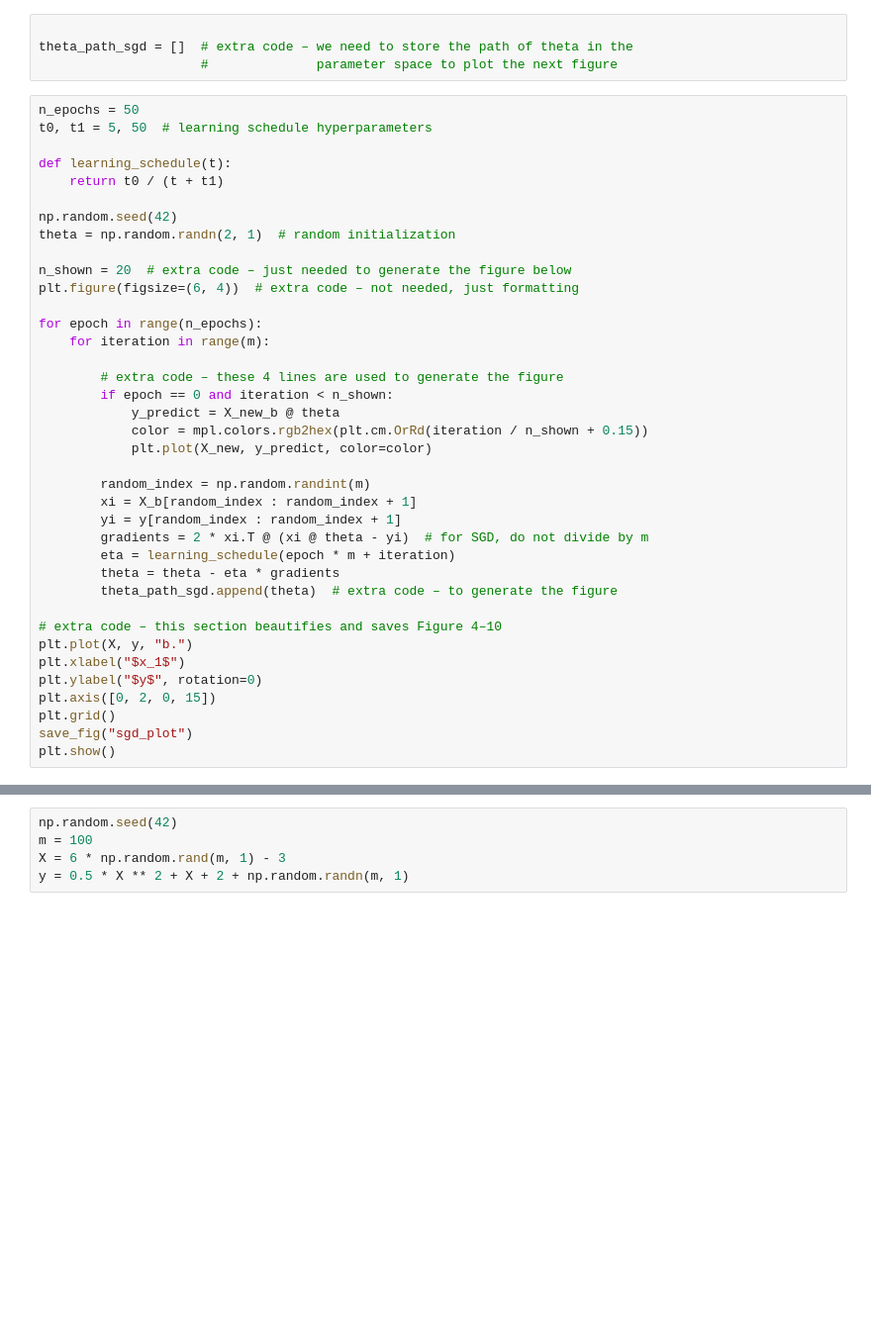
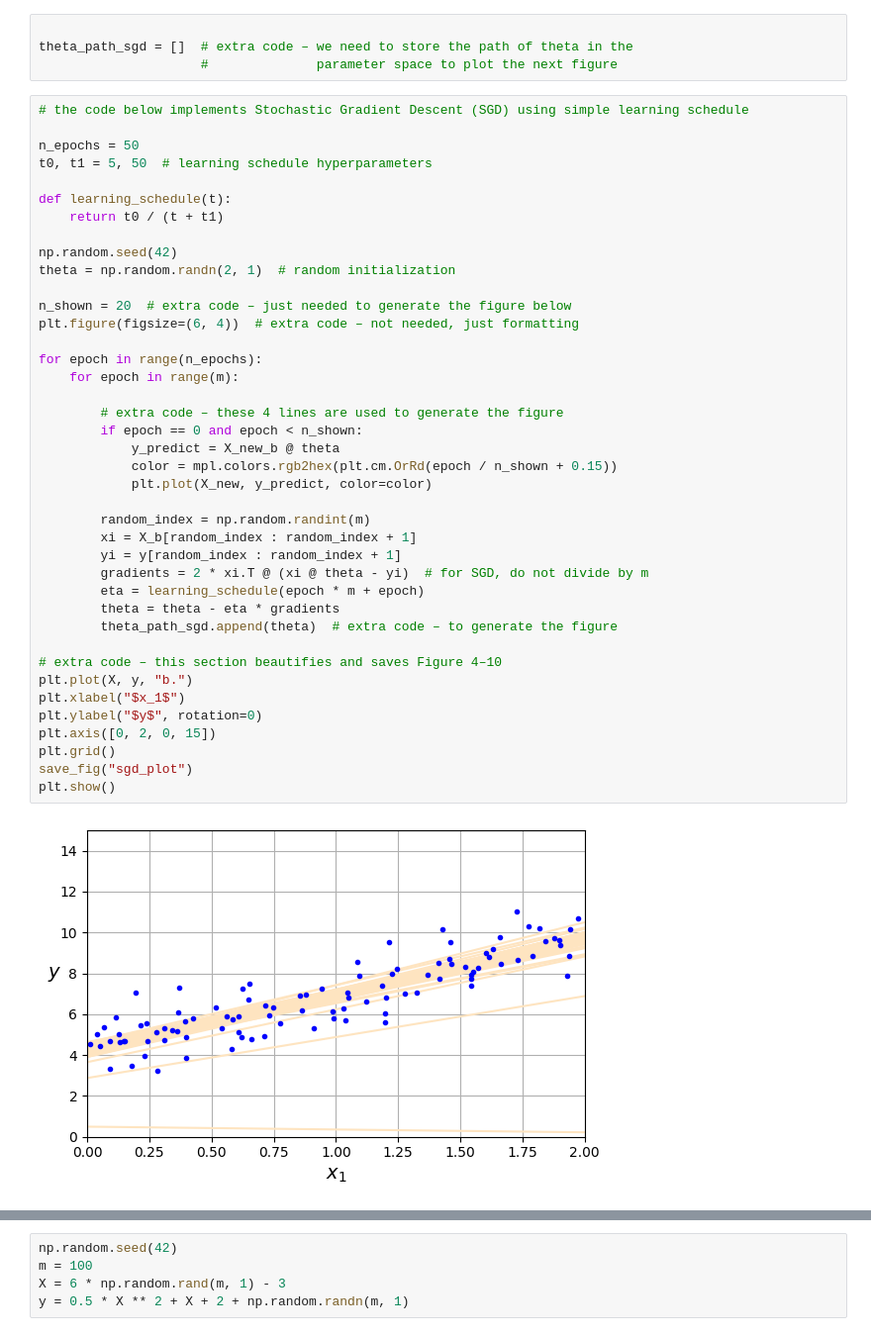
Before and after one commit to Bhazooka/ML-Data, a Jupyter notebook: training_linear_models.ipynb, the cells around one changed output, grey strips where cells are left out. Shown: that part at 99% size. Cells and saved outputs as stored; diff of their text form; blank space fills up the shorter version.

Commit message:
Gradient Descent Methods

```diff
--- a/training_linear_models.ipynb
+++ b/training_linear_models.ipynb
@@ -195,42 +213,46 @@ plt.show()
 theta_path_sgd = []  # extra code – we need to store the path of theta in the
                      #              parameter space to plot the next figure
 # %%
+# the code below implements Stochastic Gradient Descent (SGD) using simple learning schedule
+
 n_epochs = 50
 t0, t1 = 5, 50  # learning schedule hyperparameters
 
 def learning_schedule(t):
     return t0 / (t + t1)
 
 np.random.seed(42)
 theta = np.random.randn(2, 1)  # random initialization
 
 n_shown = 20  # extra code – just needed to generate the figure below
 plt.figure(figsize=(6, 4))  # extra code – not needed, just formatting
 
 for epoch in range(n_epochs):
-    for iteration in range(m):
+    for epoch in range(m):
 
         # extra code – these 4 lines are used to generate the figure
-        if epoch == 0 and iteration < n_shown:
+        if epoch == 0 and epoch < n_shown:
             y_predict = X_new_b @ theta
-            color = mpl.colors.rgb2hex(plt.cm.OrRd(iteration / n_shown + 0.15))
+            color = mpl.colors.rgb2hex(plt.cm.OrRd(epoch / n_shown + 0.15))
             plt.plot(X_new, y_predict, color=color)
 
         random_index = np.random.randint(m)
         xi = X_b[random_index : random_index + 1]
         yi = y[random_index : random_index + 1]
         gradients = 2 * xi.T @ (xi @ theta - yi)  # for SGD, do not divide by m
-        eta = learning_schedule(epoch * m + iteration)
+        eta = learning_schedule(epoch * m + epoch)
         theta = theta - eta * gradients
         theta_path_sgd.append(theta)  # extra code – to generate the figure
 
 # extra code – this section beautifies and saves Figure 4–10
 plt.plot(X, y, "b.")
 plt.xlabel("$x_1$")
 plt.ylabel("$y$", rotation=0)
 plt.axis([0, 2, 0, 15])
 plt.grid()
 save_fig("sgd_plot")
 plt.show()
+# %% [output]
+[figure, added]
 # %%
 theta
```
Also changed, not shown: parts of 8 cells of this notebook, 3 other files.
